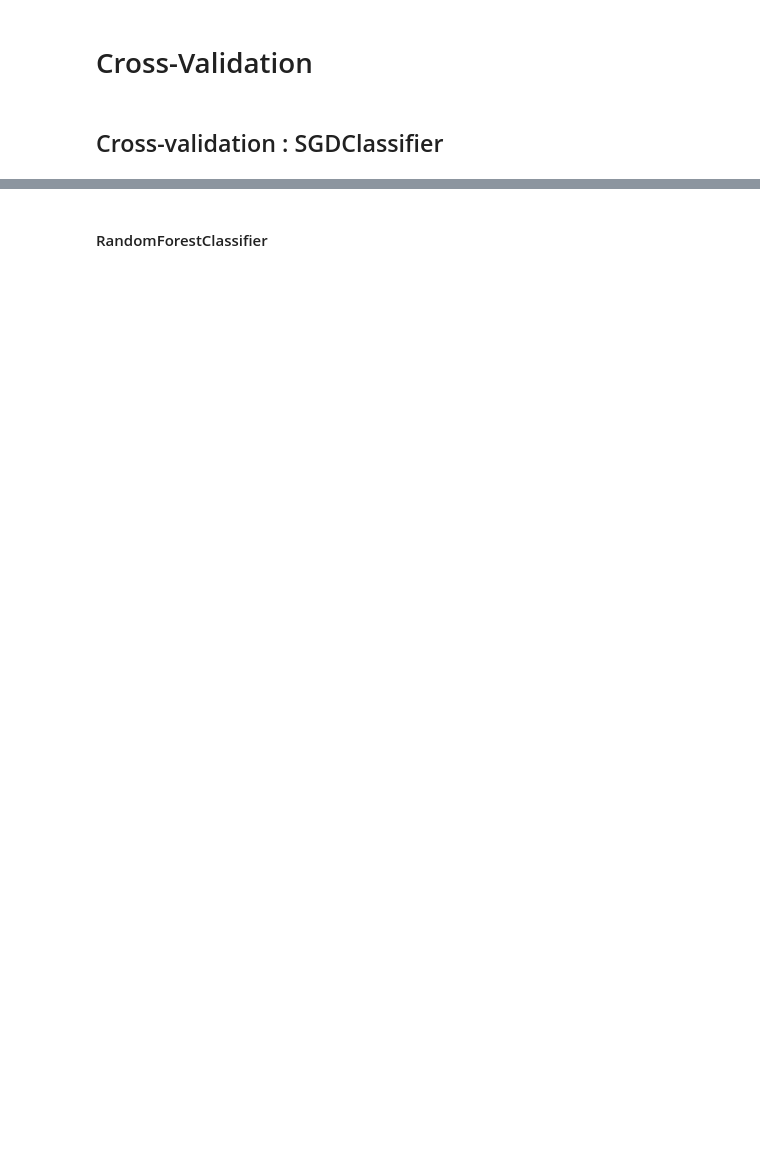
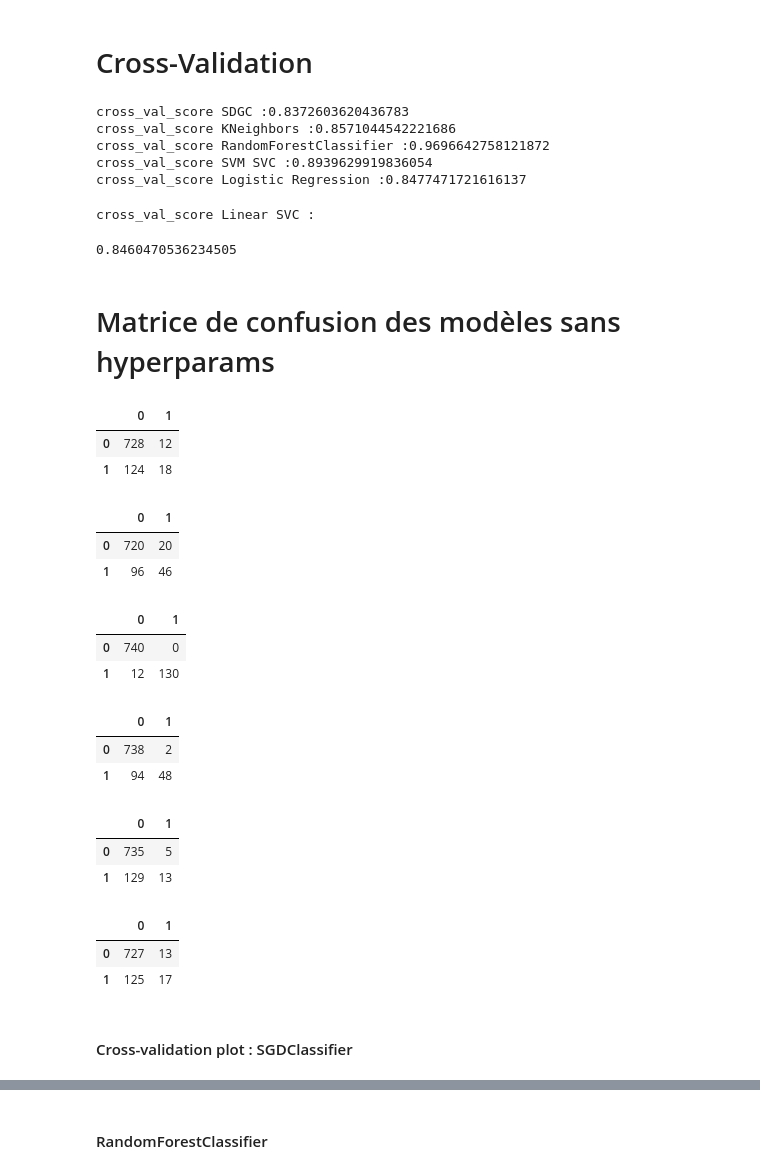
Before and after one commit to Killian-drh/Projet-HR-Analysis, a Jupyter notebook: NT_Projet_IA.ipynb, the cells around one changed output, grey strips where cells are left out. Drawn from its saved outputs; the diff is of its cells as text; code cells hidden in the pictures; blank space fills up the shorter version.

```diff
--- a/NT_Projet_IA.ipynb
+++ b/NT_Projet_IA.ipynb
@@ -620,6 +626,73 @@ from sklearn.model_selection import cross_val_score
 val_score_sdg = []
 val_score_kneighbors = []
 val_score_rfc = []
-# %% [markdown]
-## Cross-validation : SGDClassifier
+# %%
+print("cross_val_score SDGC :", end='')
+print(cross_val_score(clf_sdg, X_train, y_train, cv=5, scoring='accuracy').mean())
+print("cross_val_score KNeighbors :", end='')
+print(cross_val_score(clf_neighbors, X_train, y_train, cv=5, scoring='accuracy').mean())
+print("cross_val_score RandomForestClassifier :", end='')
+print(cross_val_score(clf_RFC, X_train, y_train, cv=5, scoring='accuracy').mean())
+print("cross_val_score SVM SVC :", end='')
+print(cross_val_score(clf_svm, X_train, y_train, cv=5, scoring='accuracy').mean())
+print("cross_val_score Logistic Regression :", end='')
+print(cross_val_score(clf_LR, X_train, y_train, cv=5, scoring='accuracy').mean())
+# %% [output]
+cross_val_score SDGC :0.8372603620436783
+cross_val_score KNeighbors :0.8571044542221686
+cross_val_score RandomForestClassifier :0.9696642758121872
+cross_val_score SVM SVC :0.8939629919836054
+cross_val_score Logistic Regression :0.8477471721616137
+# %%
+print("cross_val_score Linear SVC :", end='')
+print(cross_val_score(clf_linear_svc, X_train, y_train, cv=5, scoring='accuracy').mean())
+# %% [output]
+cross_val_score Linear SVC :
+0.8460470536234505
+# %% [markdown]
+# Matrice de confusion des modèles sans hyperparams
+# %%
+cf_mat_sdgc = pd.DataFrame(confusion_matrix(y_test, clf_sdg.predict(X_test)))
+cf_mat_sdgc
+# %% [output]
+|  | 0 | 1 |
+| 0 | 728 | 12 |
+| 1 | 124 | 18 |
+# %%
+cf_mat_kn = pd.DataFrame(confusion_matrix(y_test, clf_neighbors.predict(X_test)))
+cf_mat_kn
+# %% [output]
+|  | 0 | 1 |
+| 0 | 720 | 20 |
+| 1 | 96 | 46 |
+# %%
+cf_mat_rfc = pd.DataFrame(confusion_matrix(y_test, clf_RFC.predict(X_test)))
+cf_mat_rfc
+# %% [output]
+|  | 0 | 1 |
+| 0 | 740 | 0 |
+| 1 | 12 | 130 |
+# %%
+cf_mat_svc = pd.DataFrame(data = confusion_matrix(y_test, clf_svm.predict(X_test)))
+cf_mat_svc
+# %% [output]
+|  | 0 | 1 |
+| 0 | 738 | 2 |
+| 1 | 94 | 48 |
+# %%
+cf_mat_linear_svc = pd.DataFrame(data = confusion_matrix(y_test, clf_linear_svc.predict(X_test)))
+cf_mat_linear_svc
+# %% [output]
+|  | 0 | 1 |
+| 0 | 735 | 5 |
+| 1 | 129 | 13 |
+# %%
+cf_mat_LR = pd.DataFrame(data=confusion_matrix(y_test, clf_LR.predict(X_test)))
+cf_mat_LR
+# %% [output]
+|  | 0 | 1 |
+| 0 | 727 | 13 |
+| 1 | 125 | 17 |
+# %% [markdown]
+#### Cross-validation plot : SGDClassifier
 # %%
```
Also changed, not shown: parts of 123 cells of this notebook.
